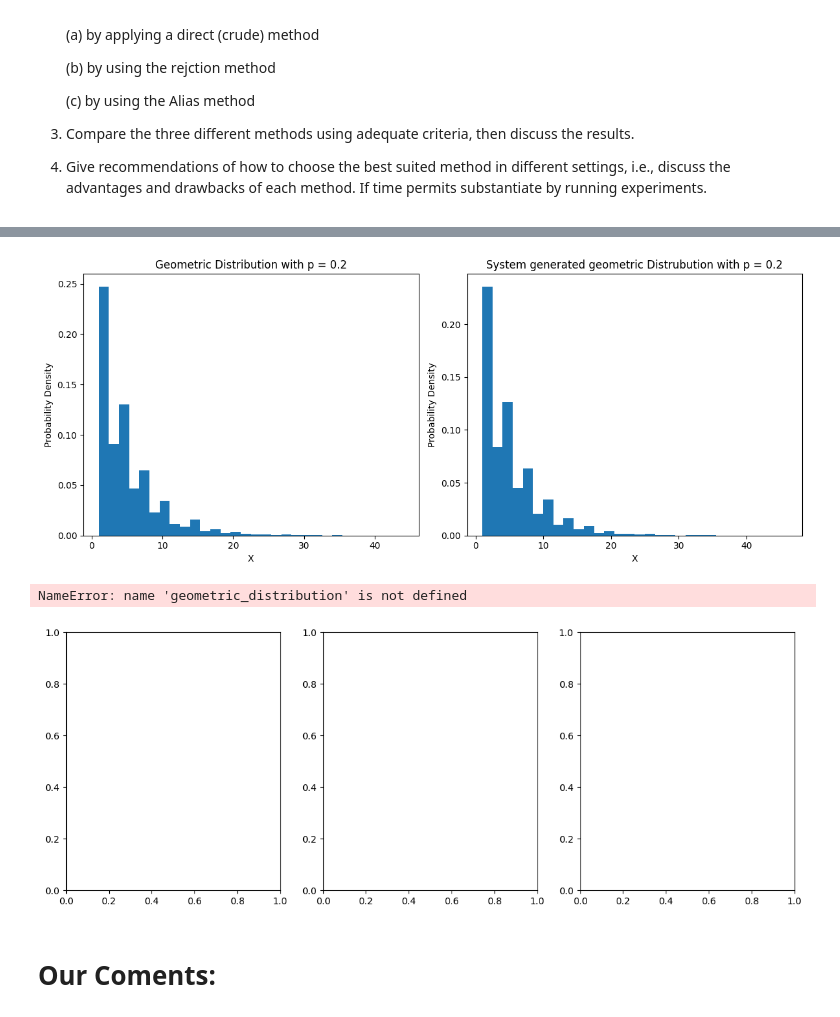
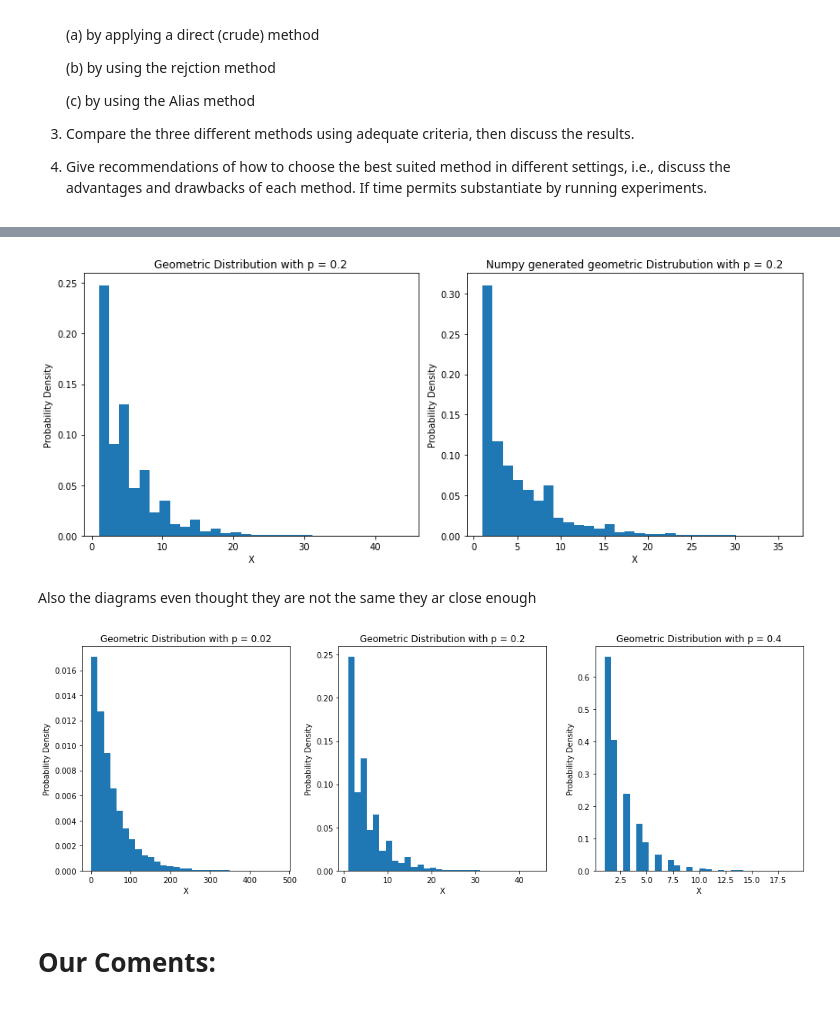
Before and after one commit to shajib004/Stotastic_simulation, a Jupyter notebook: exercise 2.ipynb, the cells around one changed output, grey strips where cells are left out. Drawn from its saved outputs; the diff is of its cells as text; code cells hidden in the pictures.

```diff
--- a/exercise 2.ipynb
+++ b/exercise 2.ipynb
@@ -64,6 +74,6 @@ np.mean(geometric_distrubution(U,0.4)), np.mean(np.random.geometric(p=0.4, size=
 # %%
 fig, axes = plt.subplots(nrows=1, ncols=2, figsize=(12, 5))
-titles = ['Geometric Distribution with p = 0.2', 'System generated geometric Distrubution with p = 0.2']
+titles = ['Geometric Distribution with p = 0.2', 'Numpy generated geometric Distrubution with p = 0.2']
 axes[0].hist(geometric_distrubution(U,0.2), bins=30, density=True)
 axes[0].set_title(titles[0])
 axes[0].set_ylabel('Probability Density')
@@ -76,24 +86,25 @@ axes[1].set_xlabel('X')
 plt.tight_layout()
 plt.show()
 # %% [output]
-[figure, old version]
+[figure, new version]
+# %% [markdown]
+Also the diagrams even thought they are not the same they ar close enough
 # %%
 fig, axes = plt.subplots(nrows=1, ncols=3, figsize=(14, 5))
 p_values = [0.02, 0.2, 0.4]
 titles = ['Geometric Distribution with p = 0.02', 'Geometric Distribution with p = 0.2', 'Geometric Distribution with p = 0.4']
 
 for i, p in enumerate(p_values):
-    X = geometric_distribution(U, p)
+    X = geometric_distrubution(U, p)
     axes[i].hist(X, bins=30, density=True)
     axes[i].set_title(titles[i])
     axes[i].set_ylabel('Probability Density')
     axes[i].set_xlabel('X')
 
 plt.tight_layout()
 plt.show()
 # %% [output]
-NameError: name 'geometric_distribution' is not defined
-[figure, old version]
+[figure, new version]
 # %% [markdown]
 # Our Coments:
 # %% [markdown]
```
Also changed, not shown: parts of 24 cells of this notebook, 1 other file.
